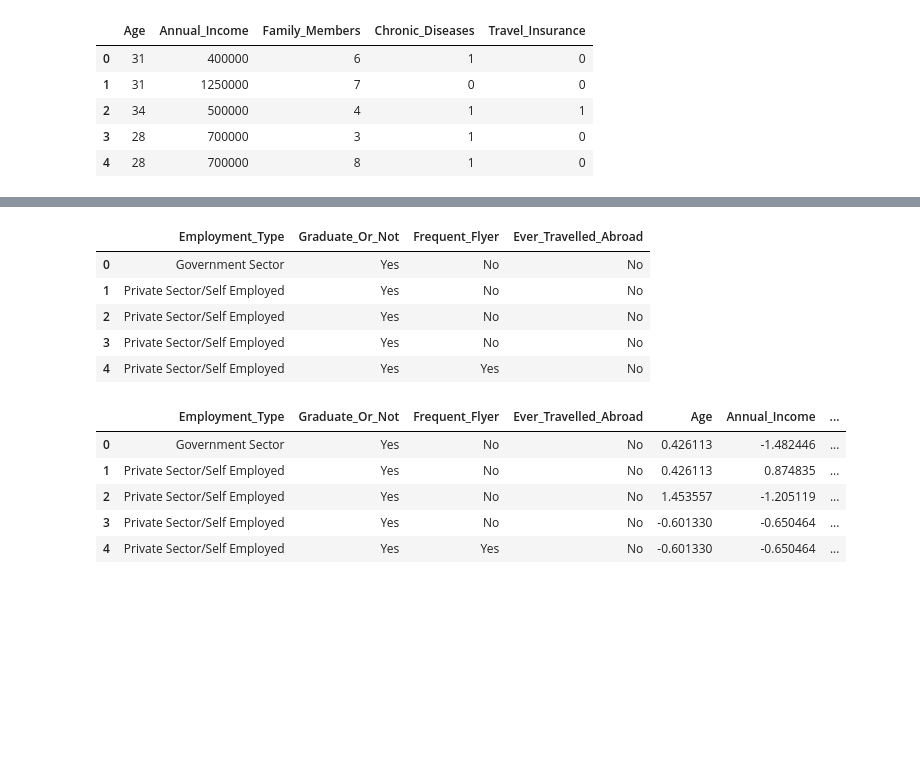
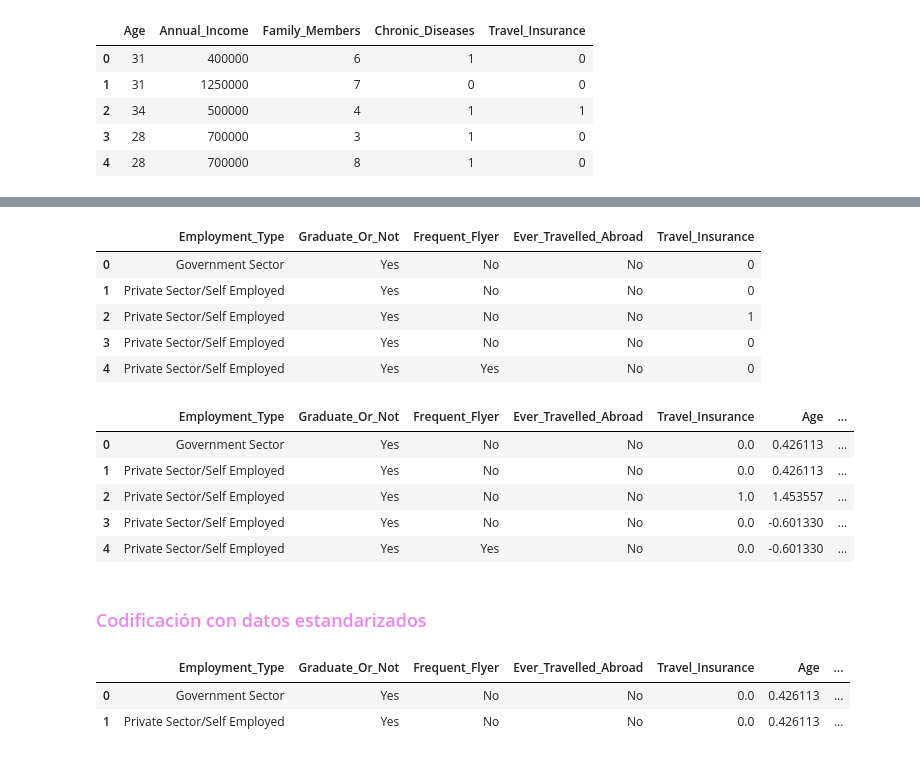
Before and after one commit to Adalab/DA-PROMO-B-MODULO-3-SPRINT-1-ANAIS-ARIANA, a Jupyter notebook: RegresiónLogística/RegresiónLogística2.ipynb, the cells around one changed output, grey strips where cells are left out. Drawn from its saved outputs; the diff is of its cells as text; code cells hidden in the pictures; blank space fills up the shorter version.

```diff
--- a/RegresiónLogística/RegresiónLogística2.ipynb
+++ b/RegresiónLogística/RegresiónLogística2.ipynb
@@ -55,6 +58,8 @@ Frequent_Flyer           category
 Ever_Travelled_Abroad    category
 Travel_Insurance            int64
 dtype: object
+# %%
+df1 = df.copy()
 # %% [markdown]
 ### <font color=violet>Estandarización
 # %% [markdown]
@@ -94,26 +101,34 @@ numericas_estandar.head(2)
 # %%
 # Dropeamos las columnas sin estandarizar del df original.
 
-df.drop(["Age", "Annual_Income", "Family_Members", "Chronic_Diseases", "Travel_Insurance"], axis = 1, inplace=True)
-df.head()
+df1.drop(["Age", "Annual_Income", "Family_Members", "Chronic_Diseases"], axis = 1, inplace=True)
+df1.head()
 # %% [output]
-|  | Employment_Type | Graduate_Or_Not | Frequent_Flyer | Ever_Travelled_Abroad |
-| 0 | Government Sector | Yes | No | No |
-| 1 | Private Sector/Self Employed | Yes | No | No |
-| 2 | Private Sector/Self Employed | Yes | No | No |
-| 3 | Private Sector/Self Employed | Yes | No | No |
-| 4 | Private Sector/Self Employed | Yes | Yes | No |
+|  | Employment_Type | Graduate_Or_Not | Frequent_Flyer | Ever_Travelled_Abroad | Travel_Insurance |
+| 0 | Government Sector | Yes | No | No | 0 |
+| 1 | Private Sector/Self Employed | Yes | No | No | 0 |
+| 2 | Private Sector/Self Employed | Yes | No | No | 1 |
+| 3 | Private Sector/Self Employed | Yes | No | No | 0 |
+| 4 | Private Sector/Self Employed | Yes | Yes | No | 0 |
 # %%
 # Unimos las numéricas estándar al df original.
 
-df = pd.concat([df, numericas_estandar], axis = 1)
+df1 = pd.concat([df1, numericas_estandar], axis = 1)
 
 # chequeamos que esta todo bien
-df.head()
+df1.head()
 # %% [output]
-|  | Employment_Type | Graduate_Or_Not | Frequent_Flyer | Ever_Travelled_Abroad | Age | Annual_Income | ... |
-| 0 | Government Sector | Yes | No | No | 0.426113 | -1.482446 | ... |
-| 1 | Private Sector/Self Employed | Yes | No | No | 0.426113 | 0.874835 | ... |
-| 2 | Private Sector/Self Employed | Yes | No | No | 1.453557 | -1.205119 | ... |
-| 3 | Private Sector/Self Employed | Yes | No | No | -0.601330 | -0.650464 | ... |
-| 4 | Private Sector/Self Employed | Yes | Yes | No | -0.601330 | -0.650464 | ... |
+|  | Employment_Type | Graduate_Or_Not | Frequent_Flyer | Ever_Travelled_Abroad | Travel_Insurance | Age | ... |
+| 0 | Government Sector | Yes | No | No | 0.0 | 0.426113 | ... |
+| 1 | Private Sector/Self Employed | Yes | No | No | 0.0 | 0.426113 | ... |
+| 2 | Private Sector/Self Employed | Yes | No | No | 1.0 | 1.453557 | ... |
+| 3 | Private Sector/Self Employed | Yes | No | No | 0.0 | -0.601330 | ... |
+| 4 | Private Sector/Self Employed | Yes | Yes | No | 0.0 | -0.601330 | ... |
+# %% [markdown]
+### <font color=violet>Codificación con datos estandarizados
+# %%
+df1.head(2)
+# %% [output]
+|  | Employment_Type | Graduate_Or_Not | Frequent_Flyer | Ever_Travelled_Abroad | Travel_Insurance | Age | ... |
+| 0 | Government Sector | Yes | No | No | 0.0 | 0.426113 | ... |
+| 1 | Private Sector/Self Employed | Yes | No | No | 0.0 | 0.426113 | ... |
```
Also changed, not shown: parts of 38 cells of this notebook, 5 other files.
